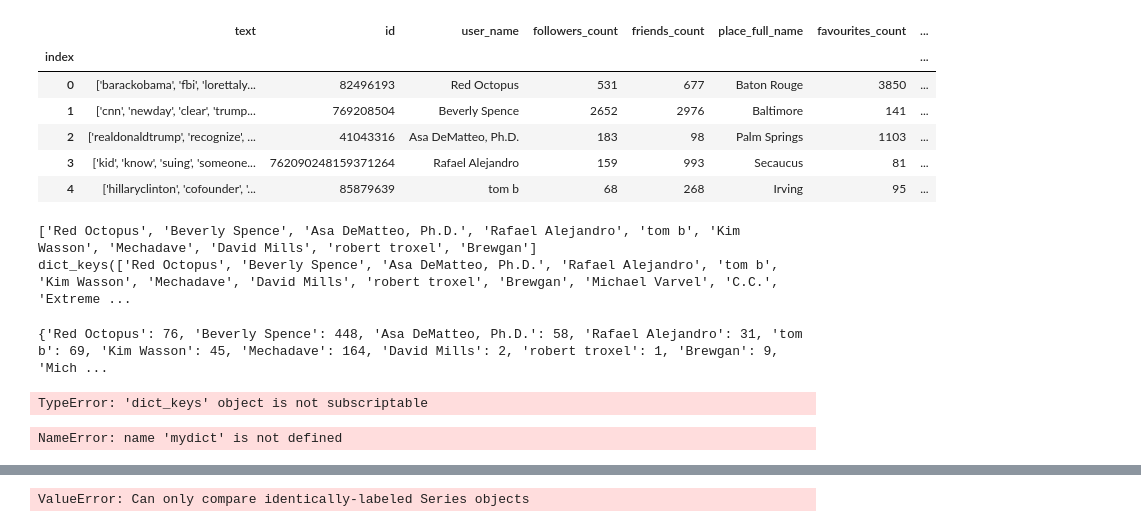
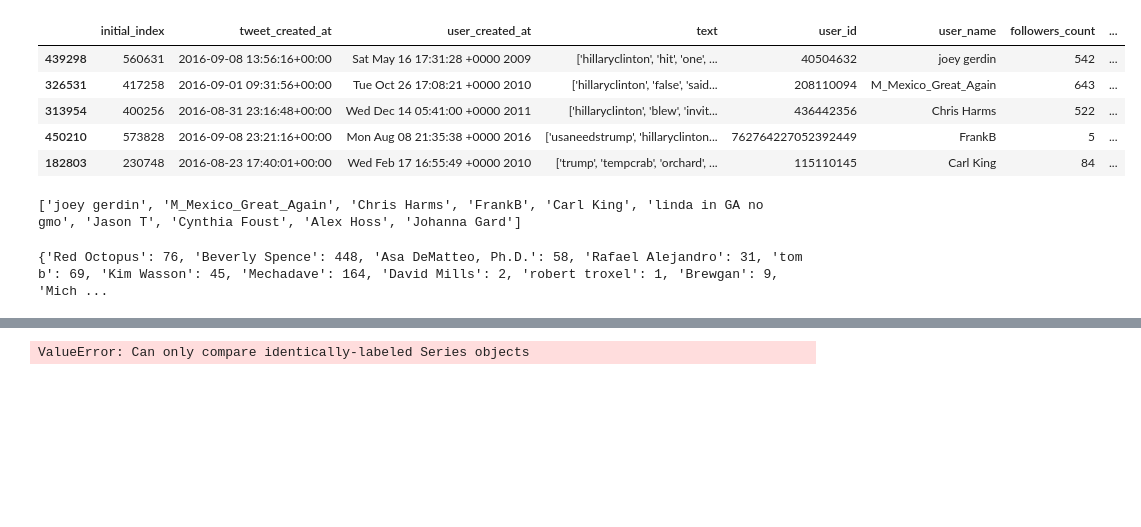
Before and after one commit to CodeValkyrie/data-science-tweet-sentiment-analysis, a Jupyter notebook: Descriptive_stats_roel.ipynb, the cells around one changed output, grey strips where cells are left out. Drawn from its saved outputs; the diff is of its cells as text; code cells hidden in the pictures; blank space fills up the shorter version.

```diff
--- a/Descriptive_stats_roel.ipynb
+++ b/Descriptive_stats_roel.ipynb
@@ -12,16 +12,15 @@ from descartes import PolygonPatch
 from shapely.geometry import Polygon, MultiPolygon
 from collections import Counter
 # %%
-df = pd.read_csv('cleaned_data_8_columns.csv', index_col=0)
+df = pd.read_csv('cleaned_twitter_data_50000_sample.csv', index_col=0)
 df.head()
 # %% [output]
-|  | text | id | user_name | followers_count | friends_count | place_full_name | favourites_count | ... |
-| index |  |  |  |  |  |  |  | ... |
-| 0 | ['barackobama', 'fbi', 'lorettaly... | 82496193 | Red Octopus | 531 | 677 | Baton Rouge | 3850 | ... |
-| 1 | ['cnn', 'newday', 'clear', 'trump... | 769208504 | Beverly Spence | 2652 | 2976 | Baltimore | 141 | ... |
-| 2 | ['realdonaldtrump', 'recognize', ... | 41043316 | Asa DeMatteo, Ph.D. | 183 | 98 | Palm Springs | 1103 | ... |
-| 3 | ['kid', 'know', 'suing', 'someone... | 762090248159371264 | Rafael Alejandro | 159 | 993 | Secaucus | 81 | ... |
-| 4 | ['hillaryclinton', 'cofounder', '... | 85879639 | tom b | 68 | 268 | Irving | 95 | ... |
+|  | initial_index | tweet_created_at | user_created_at | text | user_id | user_name | followers_count | ... |
+| 439298 | 560631 | 2016-09-08 13:56:16+00:00 | Sat May 16 17:31:28 +0000 2009 | ['hillaryclinton', 'hit', 'one', ... | 40504632 | joey gerdin | 542 | ... |
+| 326531 | 417258 | 2016-09-01 09:31:56+00:00 | Tue Oct 26 17:08:21 +0000 2010 | ['hillaryclinton', 'false', 'said... | 208110094 | M_Mexico_Great_Again | 643 | ... |
+| 313954 | 400256 | 2016-08-31 23:16:48+00:00 | Wed Dec 14 05:41:00 +0000 2011 | ['hillaryclinton', 'blew', 'invit... | 436442356 | Chris Harms | 522 | ... |
+| 450210 | 573828 | 2016-09-08 23:21:16+00:00 | Mon Aug 08 21:35:38 +0000 2016 | ['usaneedstrump', 'hillaryclinton... | 762764227052392449 | FrankB | 5 | ... |
+| 182803 | 230748 | 2016-08-23 17:40:01+00:00 | Wed Feb 17 16:55:49 +0000 2010 | ['trump', 'tempcrab', 'orchard', ... | 115110145 | Carl King | 84 | ... |
 # %%
 id_instances = df['user_name'].tolist()
 print(id_instances[:10])
@@ -32,8 +31,7 @@ IDs = Counter(id_instances).keys()
 # Counts the number of occurences of every ID.
 tweet_frequency = Counter(id_instances).values()
 # %% [output]
-['Red Octopus', 'Beverly Spence', 'Asa DeMatteo, Ph.D.', 'Rafael Alejandro', 'tom b', 'Kim Wasson', 'Mechadave', 'David Mills', 'robert troxel', 'Brewgan']
-dict_keys(['Red Octopus', 'Beverly Spence', 'Asa DeMatteo, Ph.D.', 'Rafael Alejandro', 'tom b', 'Kim Wasson', 'Mechadave', 'David Mills', 'robert troxel', 'Brewgan', 'Michael Varvel', 'C.C.', 'Extreme ...
+['joey gerdin', 'M_Mexico_Great_Again', 'Chris Harms', 'FrankB', 'Carl King', 'linda in GA no gmo', 'Jason T', 'Cynthia Foust', 'Alex Hoss', 'Johanna Gard']
 # %%
 user_freq = dict(zip(IDs, tweet_frequency))
 print(user_freq)
@@ -46,10 +44,6 @@ unique_users2['tweet_frequency'] = tweet_frequency
 
 #followers_count = df['followers_count'].tolist()
 #followers_count[:10]
-# %%
-IDs[:20]
-# %% [output]
-TypeError: 'dict_keys' object is not subscriptable
 # %%
 #unique_users = pd.DataFrame(data=id_instances, index=None, columns =['ID'])
 #unique_users['followers_count'] = followers_count
@@ -60,15 +54,13 @@ TypeError: 'dict_keys' object is not subscriptable
 user_dict = {}
 
 for row in range(df.shape[0]):
-    if (df.iloc[row, 2]) not in user_dict.keys():
-        user_dict[df.iloc[row, 2]] = []
-        user_dict[df.iloc[row, 2]].append(df.iloc[row, 3])
+    if (df.iloc[row, 5]) not in user_dict.keys():
+        user_dict[df.iloc[row, 5]] = []
+        user_dict[df.iloc[row, 5]].append(df.iloc[row, 6])
     else:
-        user_dict[df.iloc[row, 2]].append(df.iloc[row, 3])
+        user_dict[df.iloc[row, 5]].append(df.iloc[row, 6])
 
 
 
 # data.drop_duplicates(subset ="First Name", keep = False, inplace = True)
-# %% [output]
-NameError: name 'mydict' is not defined
 # %%
```
Also changed, not shown: parts of 5 cells of this notebook, 12 other files.
